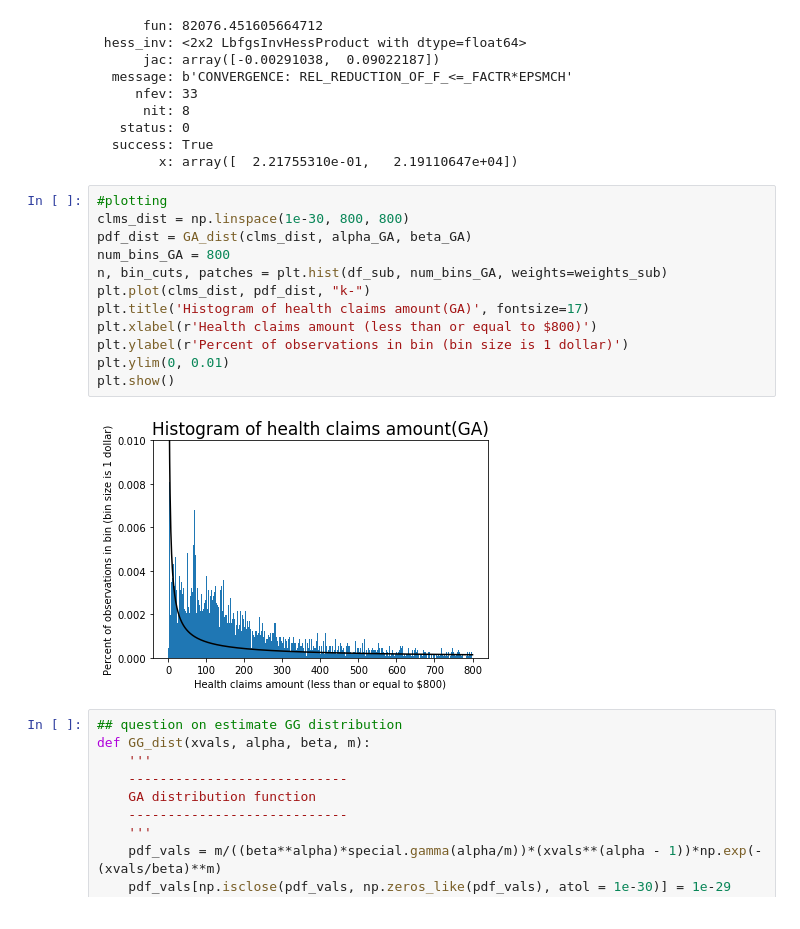
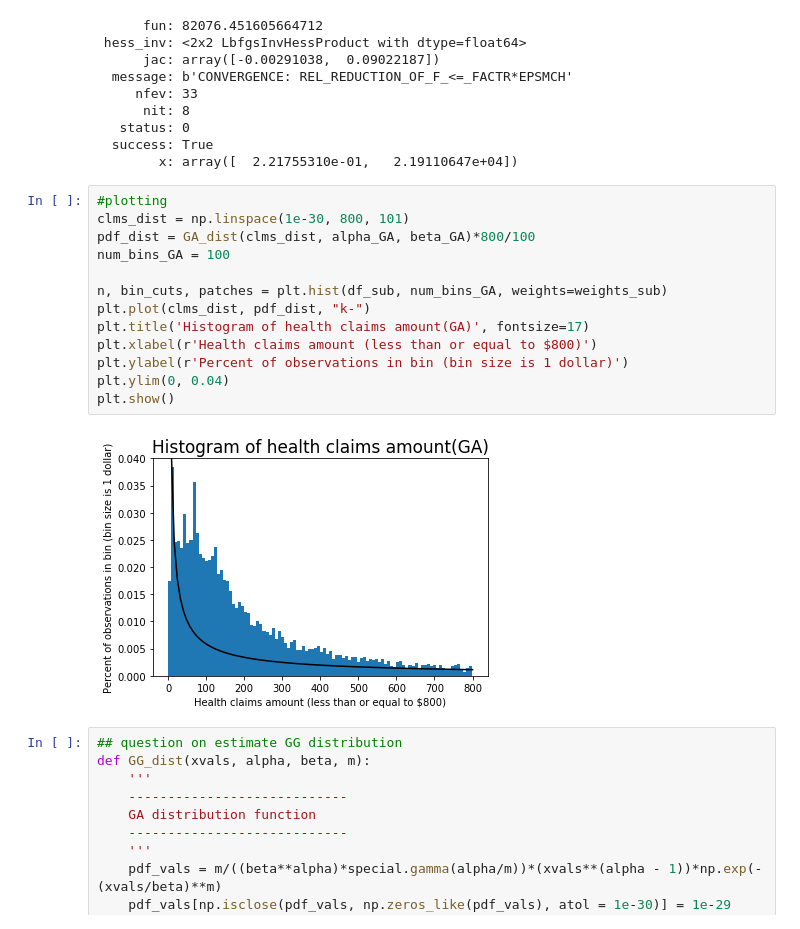
Before and after one commit to ChenAnhua/BootCamp2017, a Jupyter notebook: Personal_lecture_material/Econ/wk4/Exercise_1.ipynb, the cells around one changed output. Saved outputs shown, nothing was run; the diff lists cells and outputs as text.

```diff
--- a/Personal_lecture_material/Econ/wk4/Exercise_1.ipynb
+++ b/Personal_lecture_material/Econ/wk4/Exercise_1.ipynb
@@ -96,18 +96,19 @@ print(results)
         x: array([  2.21755310e-01,   2.19110647e+04])
 # %%
 #plotting
-clms_dist = np.linspace(1e-30, 800, 800)
-pdf_dist = GA_dist(clms_dist, alpha_GA, beta_GA)
-num_bins_GA = 800
+clms_dist = np.linspace(1e-30, 800, 101)
+pdf_dist = GA_dist(clms_dist, alpha_GA, beta_GA)*800/100
+num_bins_GA = 100
+
 n, bin_cuts, patches = plt.hist(df_sub, num_bins_GA, weights=weights_sub)
 plt.plot(clms_dist, pdf_dist, "k-")
 plt.title('Histogram of health claims amount(GA)', fontsize=17)
 plt.xlabel(r'Health claims amount (less than or equal to $800)')
 plt.ylabel(r'Percent of observations in bin (bin size is 1 dollar)')
-plt.ylim(0, 0.01)
+plt.ylim(0, 0.04)
 plt.show()
 # %% [output]
-[figure, old version]
+[figure, new version]
 # %%
 ## question on estimate GG distribution
 def GG_dist(xvals, alpha, beta, m):
```
Also changed, not shown: parts of 4 cells of this notebook, 24 other files.
